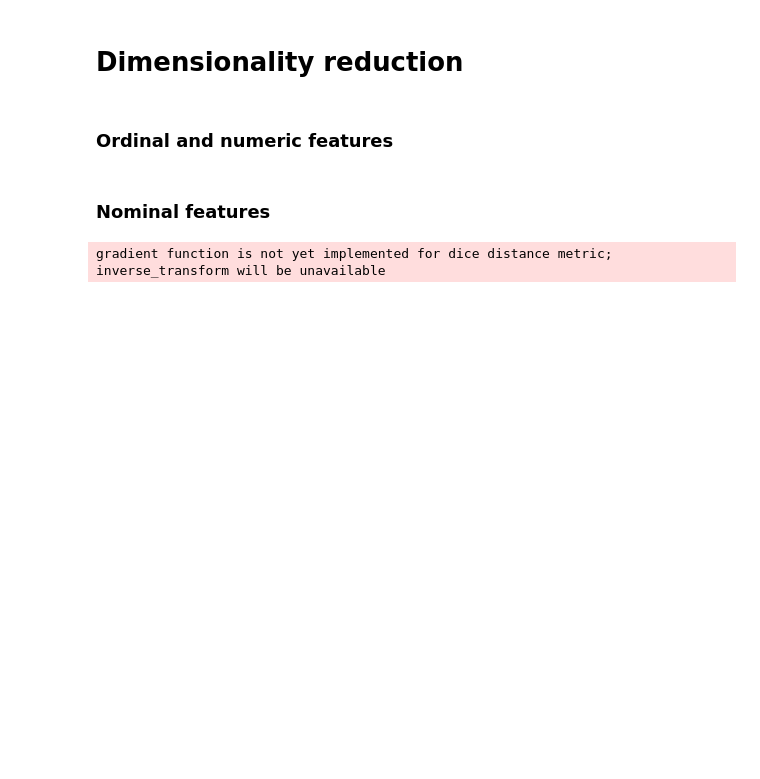
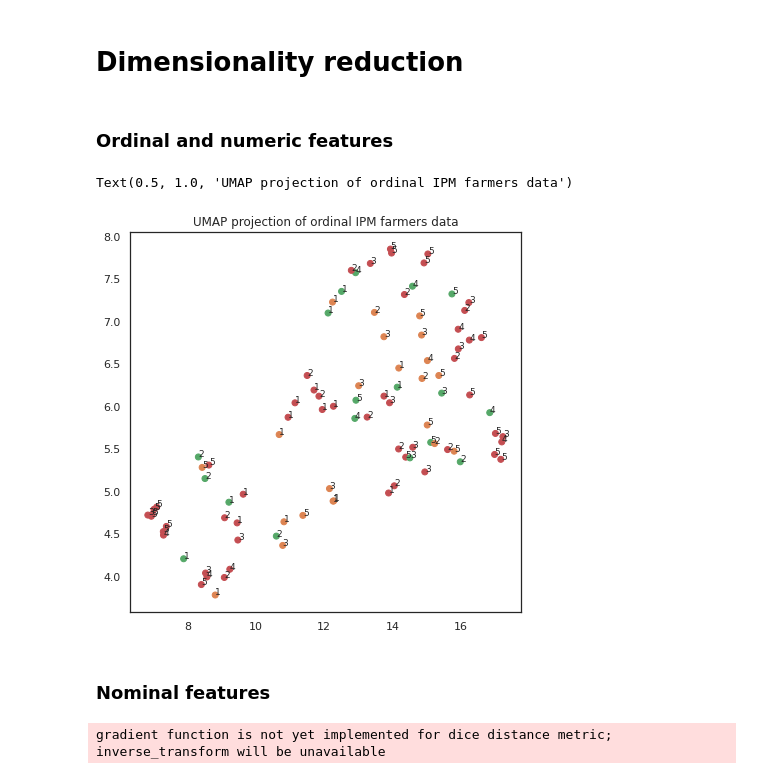
Before and after one commit to MartinMarzi/IPMdecisions, a Jupyter notebook: IPMdecisions_DataExploration_colab_1_4_Q2.ipynb, the cells around one changed output. Drawn from its saved outputs; the diff is of its cells as text; code cells hidden in the pictures; blank space fills up the shorter version.

```diff
--- a/IPMdecisions_DataExploration_colab_1_4_Q2.ipynb
+++ b/IPMdecisions_DataExploration_colab_1_4_Q2.ipynb
@@ -236,22 +298,25 @@ nom_df = df_noNaN[nom_col_names]
 # %%
 # Standardisation
 scaled_array = StandardScaler().fit_transform(ordnum_df)
 scaled_df = pd.DataFrame(scaled_array, columns=ordnum_df.columns)
 
 # Mapping
 reducer = umap.UMAP(n_neighbors=4, min_dist=0.1, n_components=2, metric="chebyshev", random_state=123)
 ord_embedding = reducer.fit_transform(scaled_df)
 
 sns.set(style='white', context='notebook', rc={'figure.figsize':(14,10)})
 fig, ax = plt.subplots(figsize=(7,7))
 xs = ord_embedding[:, 0]
 ys = ord_embedding[:, 1]
 
-#ax.scatter(xs, ys, c=[sns.color_palette()[int(x)] for x in ordnum_df['DSS_can_improve_your_productivity_Cat']])
+ax.scatter(xs, ys, c=[sns.color_palette()[int(x)] for x in ordnum_df['How_do_you_access_DSS_Cat']])
 
 for i, val in enumerate(df_noNaN["Income_Cat"].values.tolist()):
     ax.annotate(str(int(val)), (xs[i], ys[i]), fontsize=9)
 plt.title('UMAP projection of ordinal IPM farmers data')
+# %% [output]
+Text(0.5, 1.0, 'UMAP projection of ordinal IPM farmers data')
+[figure, added]
 # %% [markdown]
 ### Nominal features
 # %%
```
Also changed, not shown: parts of 26 cells of this notebook.
